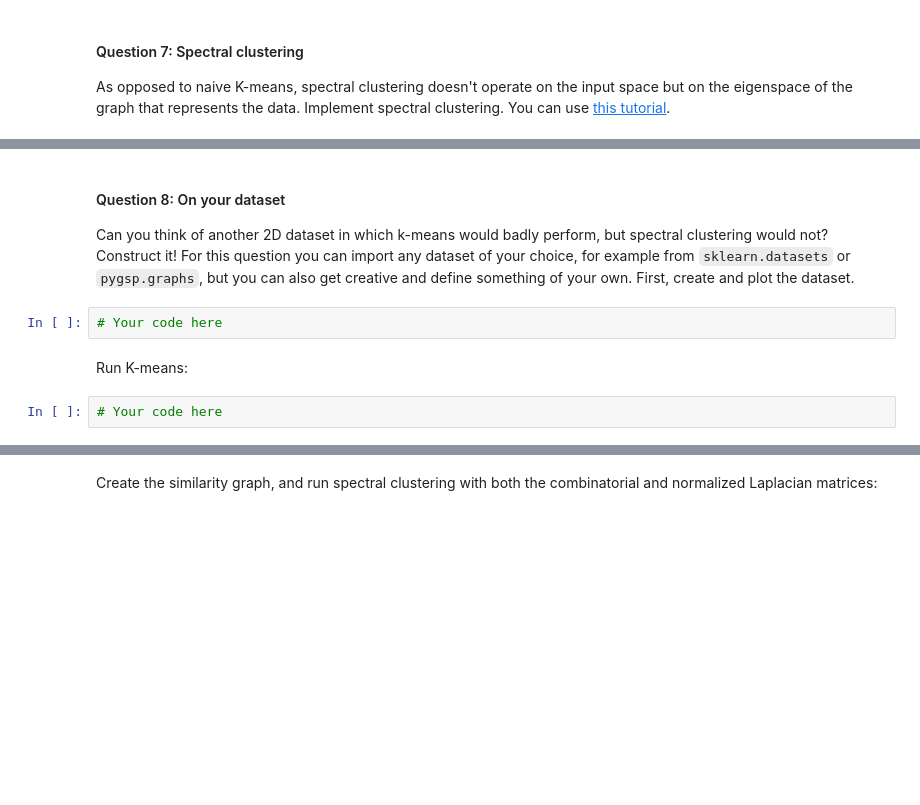
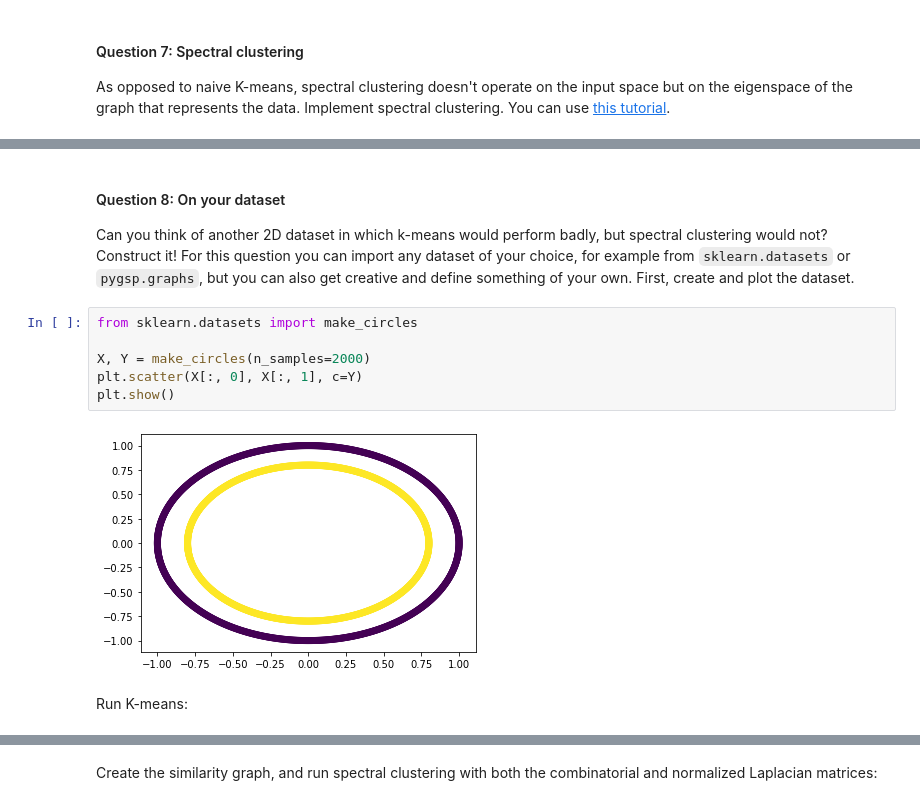
Before and after one commit to alex-mocanu/A-Network-Tour-of-DS-Homework, a Jupyter notebook: Assignment 2/2_learning_with_graphs.ipynb, the cells around one changed output, grey strips where cells are left out. Cells and saved outputs as stored; diff of their text form; blank space fills up the shorter version.

```diff
--- a/Assignment 2/2_learning_with_graphs.ipynb
+++ b/Assignment 2/2_learning_with_graphs.ipynb
@@ -236,12 +248,16 @@ plt.show()
 # %% [markdown]
 #### Question 8: On your dataset
 
-Can you think of another 2D dataset in which k-means would badly perform, but spectral clustering would not?
+Can you think of another 2D dataset in which k-means would perform badly, but spectral clustering would not?
 Construct it!
 For this question you can import any dataset of your choice, for example from `sklearn.datasets` or `pygsp.graphs`, but you can also get creative and define something of your own. First, create and plot the dataset.
-# %%
-# Your code here
+# %%
+from sklearn.datasets import make_circles
+
+X, Y = make_circles(n_samples=2000)
+plt.scatter(X[:, 0], X[:, 1], c=Y)
+plt.show()
+# %% [output]
+[figure, added]
 # %% [markdown]
 Run K-means:
-# %%
-# Your code here
```
Also changed, not shown: parts of 15 cells of this notebook.
